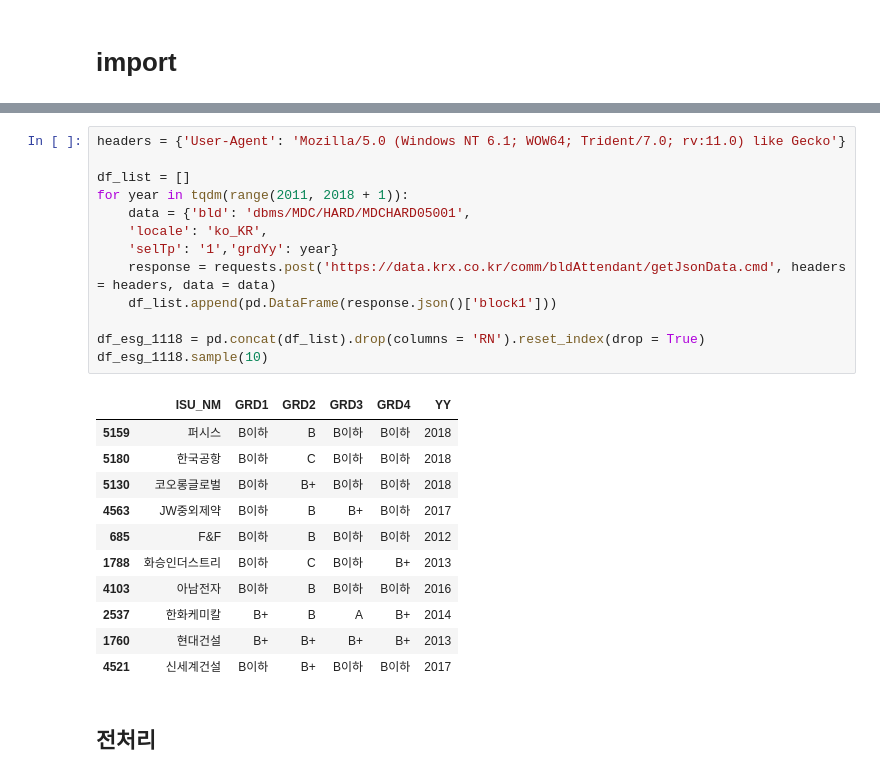
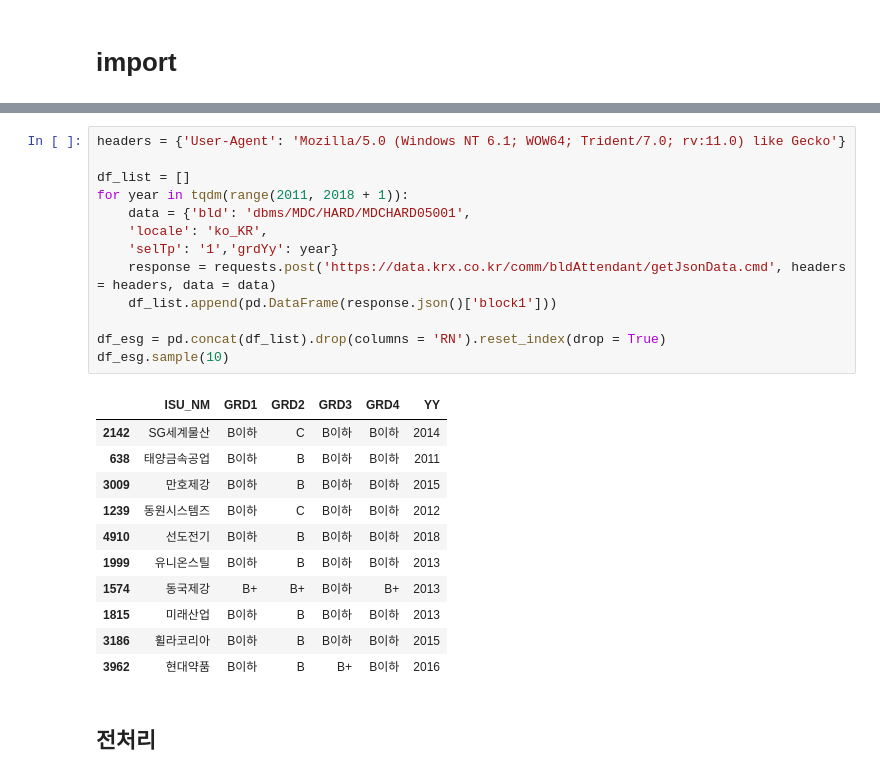
Before and after one commit to dkssudgb/ESG, a Jupyter notebook: DataCollection/esgRating.ipynb, the cells around one changed output, grey strips where cells are left out. Drawn from its saved outputs; the diff is of its cells as text.

```diff
--- a/DataCollection/esgRating.ipynb
+++ b/DataCollection/esgRating.ipynb
@@ -57,28 +41,28 @@ fp_esg_21 = f"{data_path}esg_21.parquet"
 # %%
 headers = {'User-Agent': 'Mozilla/5.0 (Windows NT 6.1; WOW64; Trident/7.0; rv:11.0) like Gecko'}
 
 df_list = []
 for year in tqdm(range(2011, 2018 + 1)):
     data = {'bld': 'dbms/MDC/HARD/MDCHARD05001',
     'locale': 'ko_KR',
     'selTp': '1','grdYy': year}
     response = requests.post('https://data.krx.co.kr/comm/bldAttendant/getJsonData.cmd', headers = headers, data = data)
     df_list.append(pd.DataFrame(response.json()['block1']))
 
-df_esg_1118 = pd.concat(df_list).drop(columns = 'RN').reset_index(drop = True)
-df_esg_1118.sample(10)
+df_esg = pd.concat(df_list).drop(columns = 'RN').reset_index(drop = True)
+df_esg.sample(10)
 # %% [output]
 |  | ISU_NM | GRD1 | GRD2 | GRD3 | GRD4 | YY |
-| 5159 | 퍼시스 | B이하 | B | B이하 | B이하 | 2018 |
-| 5180 | 한국공항 | B이하 | C | B이하 | B이하 | 2018 |
-| 5130 | 코오롱글로벌 | B이하 | B+ | B이하 | B이하 | 2018 |
-| 4563 | JW중외제약 | B이하 | B | B+ | B이하 | 2017 |
-| 685 | F&F | B이하 | B | B이하 | B이하 | 2012 |
-| 1788 | 화승인더스트리 | B이하 | C | B이하 | B+ | 2013 |
-| 4103 | 아남전자 | B이하 | B | B이하 | B이하 | 2016 |
-| 2537 | 한화케미칼 | B+ | B | A | B+ | 2014 |
-| 1760 | 현대건설 | B+ | B+ | B+ | B+ | 2013 |
-| 4521 | 신세계건설 | B이하 | B+ | B이하 | B이하 | 2017 |
+| 2142 | SG세계물산 | B이하 | C | B이하 | B이하 | 2014 |
+| 638 | 태양금속공업 | B이하 | B | B이하 | B이하 | 2011 |
+| 3009 | 만호제강 | B이하 | B | B이하 | B이하 | 2015 |
+| 1239 | 동원시스템즈 | B이하 | C | B이하 | B이하 | 2012 |
+| 4910 | 선도전기 | B이하 | B | B이하 | B이하 | 2018 |
+| 1999 | 유니온스틸 | B이하 | B | B이하 | B이하 | 2013 |
+| 1574 | 동국제강 | B+ | B+ | B이하 | B+ | 2013 |
+| 1815 | 미래산업 | B이하 | B | B이하 | B이하 | 2013 |
+| 3186 | 휠라코리아 | B이하 | B | B이하 | B이하 | 2015 |
+| 3962 | 현대약품 | B이하 | B | B+ | B이하 | 2016 |
 # %% [markdown]
 ## 전처리
 # %%
```
Also changed, not shown: parts of 33 cells of this notebook, 8 other files.
